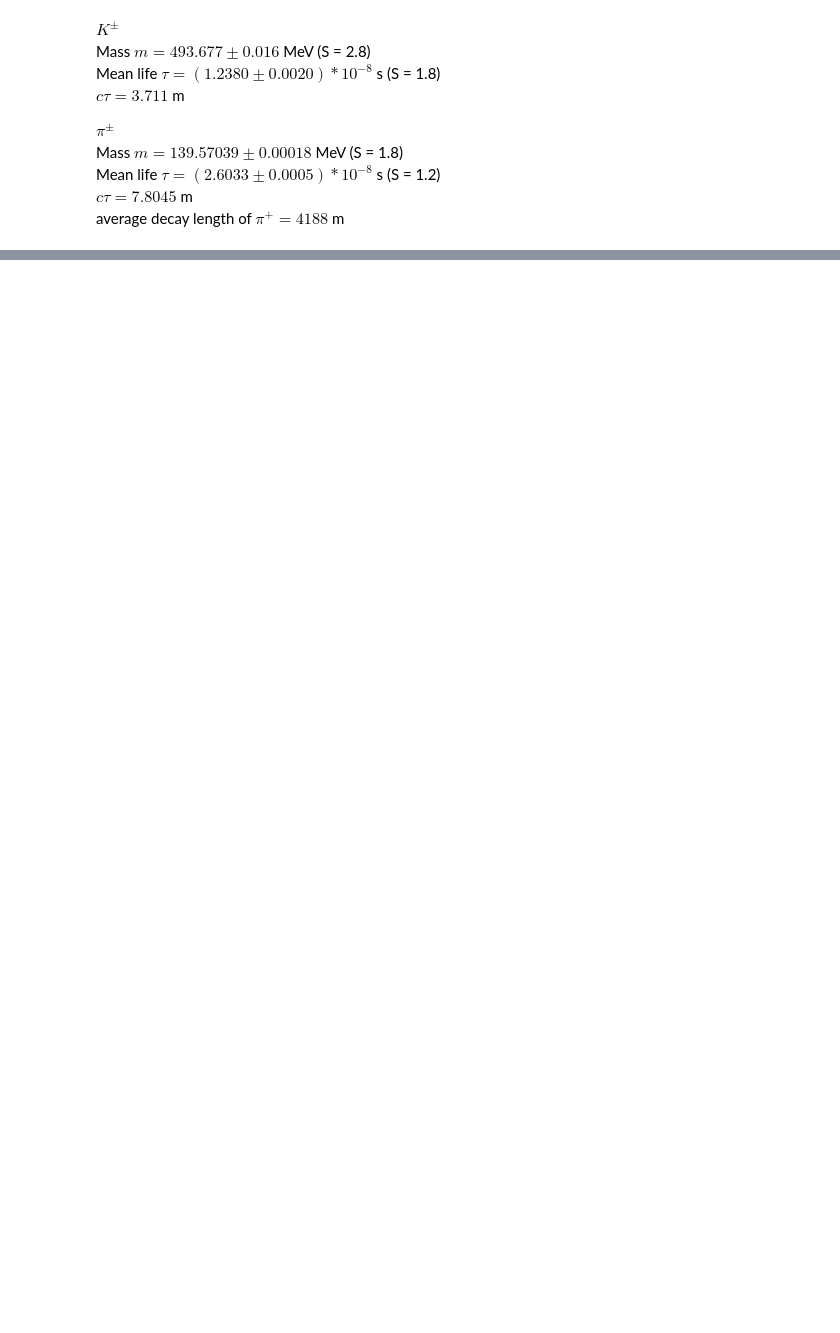
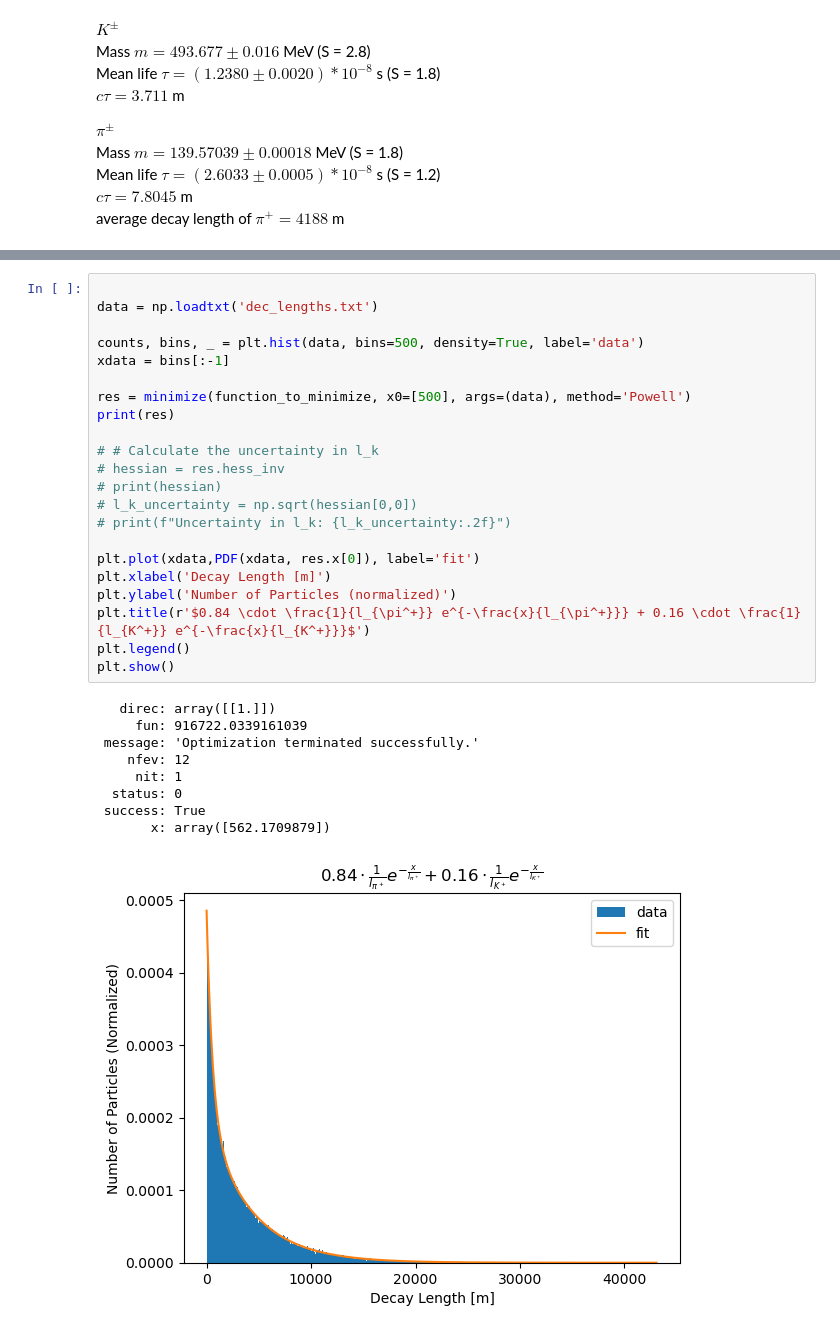
Before and after one commit to hausersamuel/Datenanalysis_II_project, a Jupyter notebook: average decay length.ipynb, the cells around one changed output, grey strips where cells are left out. Cells and saved outputs as stored; diff of their text form; blank space fills up the shorter version.

```diff
--- a/average decay length.ipynb
+++ b/average decay length.ipynb
@@ -19,2 +53,34 @@ average decay length of $\pi^+ = 4188$ m
+# %%
+
+data = np.loadtxt('dec_lengths.txt')
+
+counts, bins, _ = plt.hist(data, bins=500, density=True, label='data')
+xdata = bins[:-1]
+
+res = minimize(function_to_minimize, x0=[500], args=(data), method='Powell')
+print(res)
+
+# # Calculate the uncertainty in l_k
+# hessian = res.hess_inv
+# print(hessian)
+# l_k_uncertainty = np.sqrt(hessian[0,0])
+# print(f"Uncertainty in l_k: {l_k_uncertainty:.2f}")
+
+plt.plot(xdata,PDF(xdata, res.x[0]), label='fit')
+plt.xlabel('Decay Length [m]')
+plt.ylabel('Number of Particles (normalized)')
+plt.title(r'$0.84 \cdot \frac{1}{l_{\pi^+}} e^{-\frac{x}{l_{\pi^+}}} + 0.16 \cdot \frac{1}{l_{K^+}} e^{-\frac{x}{l_{K^+}}}$')
+plt.legend()
+plt.show()
+# %% [output]
+   direc: array([[1.]])
+     fun: 916722.0339161039
+ message: 'Optimization terminated successfully.'
+    nfev: 12
+     nit: 1
+  status: 0
+ success: True
+       x: array([562.1709879])
+[figure, added]
 # %%
 data = np.loadtxt('dec_lengths.txt')
```
Also changed, not shown: parts of 6 cells of this notebook, 2 other files.
